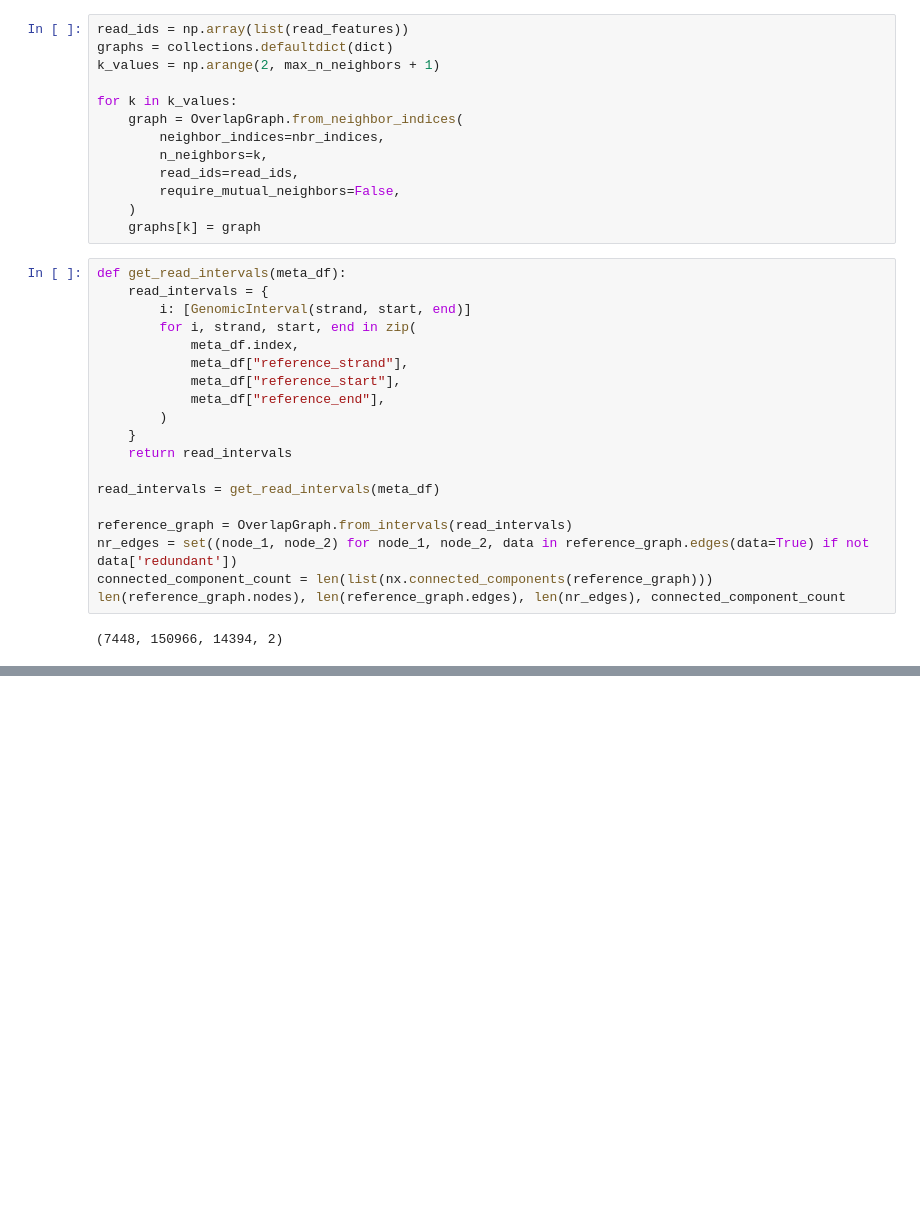
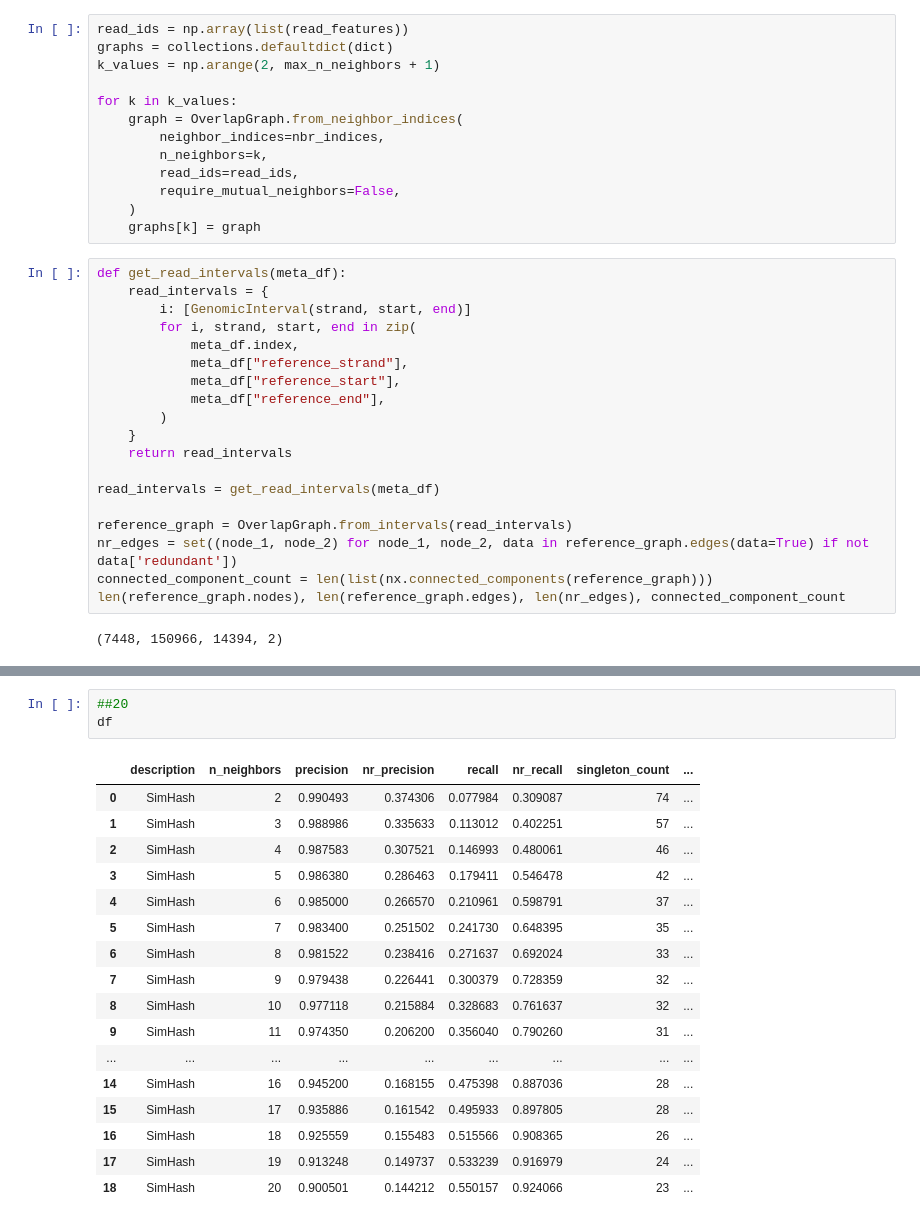
Before and after one commit to jzhang-dev/kNN-overlap-finder, a Jupyter notebook: notebooks/simhash/test.ipynb, the cells around one changed output, grey strips where cells are left out. Saved outputs shown, nothing was run; the diff lists cells and outputs as text; blank space fills up the shorter version.

```diff
--- a/notebooks/simhash/test.ipynb
+++ b/notebooks/simhash/test.ipynb
@@ -260,0 +274,21 @@ df = pd.DataFrame(df_rows)
+# %%
+##20
+df
+# %% [output]
+|  | description | n_neighbors | precision | nr_precision | recall | nr_recall | singleton_count | ... |
+| 0 | SimHash | 2 | 0.990493 | 0.374306 | 0.077984 | 0.309087 | 74 | ... |
+| 1 | SimHash | 3 | 0.988986 | 0.335633 | 0.113012 | 0.402251 | 57 | ... |
+| 2 | SimHash | 4 | 0.987583 | 0.307521 | 0.146993 | 0.480061 | 46 | ... |
+| 3 | SimHash | 5 | 0.986380 | 0.286463 | 0.179411 | 0.546478 | 42 | ... |
+| 4 | SimHash | 6 | 0.985000 | 0.266570 | 0.210961 | 0.598791 | 37 | ... |
+| 5 | SimHash | 7 | 0.983400 | 0.251502 | 0.241730 | 0.648395 | 35 | ... |
+| 6 | SimHash | 8 | 0.981522 | 0.238416 | 0.271637 | 0.692024 | 33 | ... |
+| 7 | SimHash | 9 | 0.979438 | 0.226441 | 0.300379 | 0.728359 | 32 | ... |
+| 8 | SimHash | 10 | 0.977118 | 0.215884 | 0.328683 | 0.761637 | 32 | ... |
+| 9 | SimHash | 11 | 0.974350 | 0.206200 | 0.356040 | 0.790260 | 31 | ... |
+| ... | ... | ... | ... | ... | ... | ... | ... | ... |
+| 14 | SimHash | 16 | 0.945200 | 0.168155 | 0.475398 | 0.887036 | 28 | ... |
+| 15 | SimHash | 17 | 0.935886 | 0.161542 | 0.495933 | 0.897805 | 28 | ... |
+| 16 | SimHash | 18 | 0.925559 | 0.155483 | 0.515566 | 0.908365 | 26 | ... |
+| 17 | SimHash | 19 | 0.913248 | 0.149737 | 0.533239 | 0.916979 | 24 | ... |
+| 18 | SimHash | 20 | 0.900501 | 0.144212 | 0.550157 | 0.924066 | 23 | ... |
```
Also changed, not shown: parts of 23 cells of this notebook, 11 other files.
